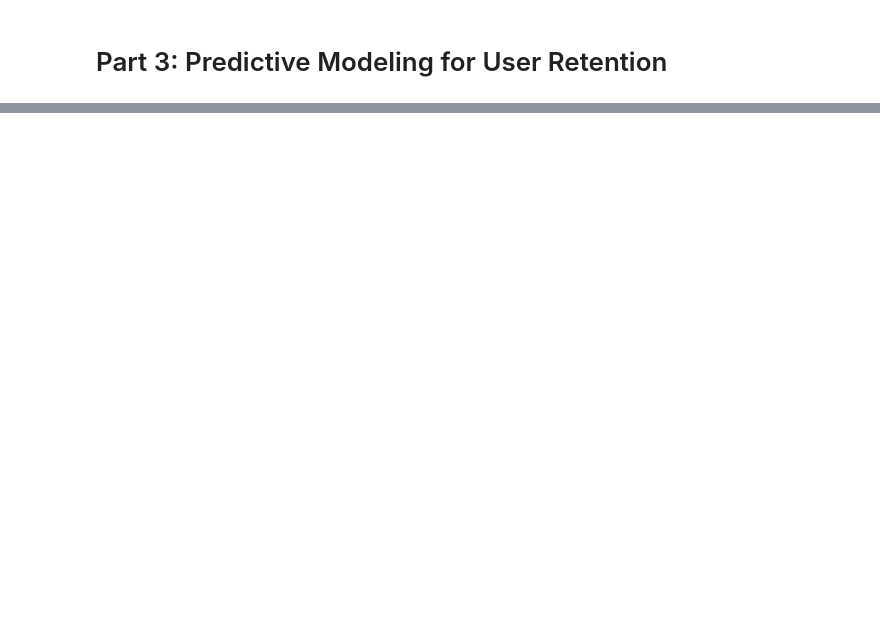
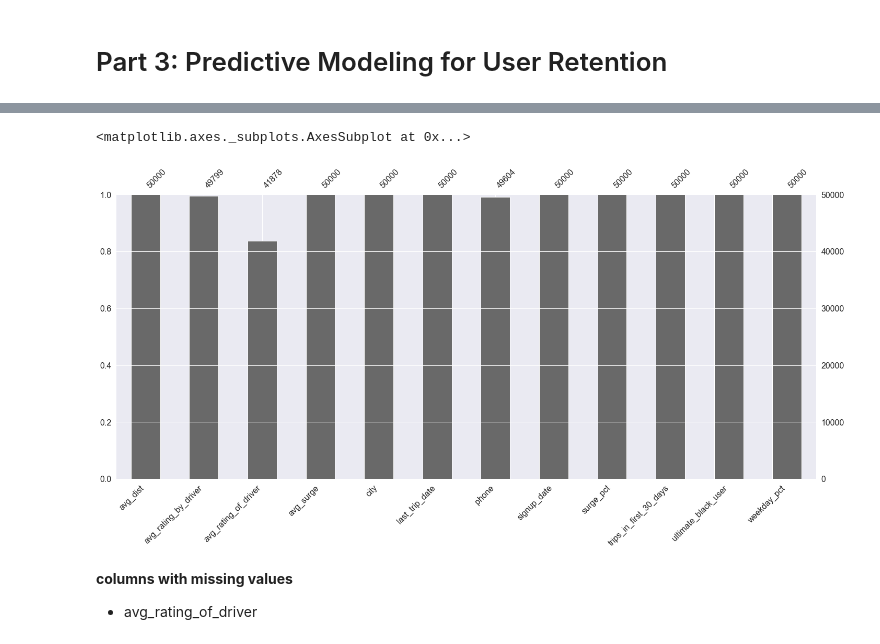
Before and after one commit to dorislin27/Springboard_Data_Sceicne_Track, a Jupyter notebook: ultimate_challenge/Ultimate_Challenge.ipynb, the cells around one changed output, grey strips where cells are left out. Cells and saved outputs as stored; diff of their text form; code cells hidden in the pictures; blank space fills up the shorter version.

```diff
--- a/ultimate_challenge/Ultimate_Challenge.ipynb
+++ b/ultimate_challenge/Ultimate_Challenge.ipynb
@@ -169,0 +199,6 @@ However, a toll bridge, with a two-way toll, between the two cities causes drive
+# %%
+# load the dataset
+with open('ultimate_data_challenge.json') as f:
+    data = json.load(f)
+df = pd.DataFrame(data)
+df.head()
@@ -169,0 +233,10 @@ However, a toll bridge, with a two-way toll, between the two cities causes drive
+# %%
+# missing values
+import missingno as msno
+msno.bar(df)
+# %% [output]
+<matplotlib.axes._subplots.AxesSubplot at 0x...>
+[figure, added]
+# %% [markdown]
+**columns with missing values**
+- avg_rating_of_driver
```
Also changed, not shown: parts of 24 cells of this notebook.
